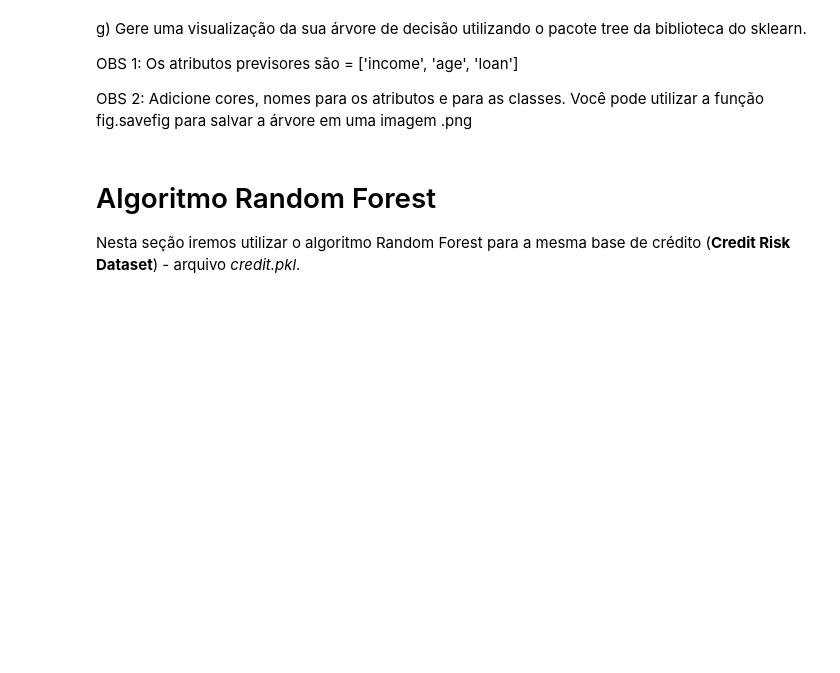
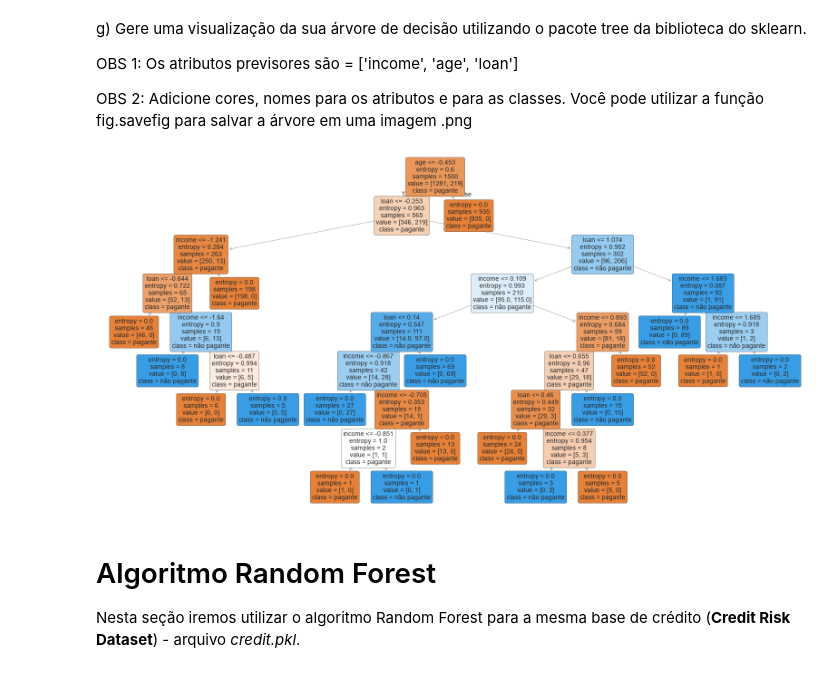
Before and after one commit to larissaSchlichting/aprendizado-de-maquina, a Jupyter notebook: Trabalho 3/TRABALHO_3_PARTE_2_Algoritmo_Árvores_de_Decisão.ipynb, the cells around one changed output. Drawn from its saved outputs; the diff is of its cells as text; code cells hidden in the pictures; blank space fills up the shorter version.

```diff
--- a/Trabalho 3/TRABALHO_3_PARTE_2_Algoritmo_Árvores_de_Decisão.ipynb
+++ b/Trabalho 3/TRABALHO_3_PARTE_2_Algoritmo_Árvores_de_Decisão.ipynb
@@ -97,6 +232,24 @@ g) Gere uma visualização da sua árvore de decisão utilizando o pacote tree d
 OBS 1: Os atributos previsores são = ['income', 'age', 'loan']
 
 OBS 2: Adicione cores, nomes para os atributos e para as classes. Você pode utilizar a função fig.savefig para salvar a árvore em uma imagem .png
+# %%
+from sklearn import tree
+import matplotlib.pyplot as plt
+
+fig, ax = plt.subplots(figsize=(20, 10))
+
+tree.plot_tree(
+    arvore_credito,
+    feature_names=['income', 'age', 'loan'],
+    class_names=['pagante', 'não pagante'],
+    filled=True,
+    rounded=True,
+    ax=ax
+)
+
+plt.show()
+# %% [output]
+[figure, added]
 # %% [markdown]
 # Algoritmo Random Forest
 
```
Also changed, not shown: parts of 23 cells of this notebook, 1 other file.
